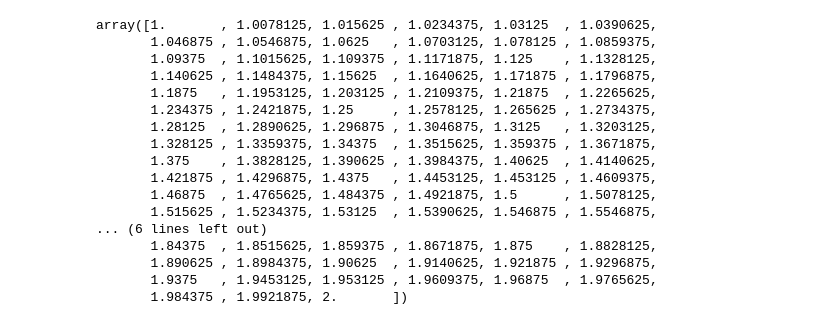
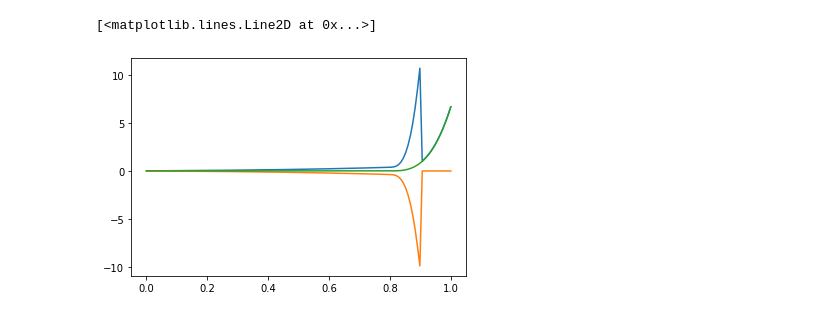
Before and after one commit to fusion-yun/fytok_old, a Jupyter notebook: examples/benchmark.ipynb, the cells around one changed output. Cells and saved outputs as stored; diff of their text form; code cells hidden in the pictures.

```diff
--- a/examples/benchmark.ipynb
+++ b/examples/benchmark.ipynb
@@ -53,4 +126,0 @@ plt.plot(x,Te,label=r"$T_{e}$")
-# %%
-x=np.linspace(0,1,129)
-y=np.zeros(200)
-z=np.ones( 129)
@@ -87,2 +126,0 @@ array([1., 1., 1., 1., 1., 1., 1., 1., 1., 1., 1., 1., 1., 1., 1., 1., 1.,
-# %%
-d=np.ndarray([5,6])
@@ -152,20 +127,11 @@ def foo(x):
-# %%
-foo(x)
-# %% [output]
-array([1.       , 1.0078125, 1.015625 , 1.0234375, 1.03125  , 1.0390625,
-       1.046875 , 1.0546875, 1.0625   , 1.0703125, 1.078125 , 1.0859375,
-       1.09375  , 1.1015625, 1.109375 , 1.1171875, 1.125    , 1.1328125,
-       1.140625 , 1.1484375, 1.15625  , 1.1640625, 1.171875 , 1.1796875,
-       1.1875   , 1.1953125, 1.203125 , 1.2109375, 1.21875  , 1.2265625,
-       1.234375 , 1.2421875, 1.25     , 1.2578125, 1.265625 , 1.2734375,
-       1.28125  , 1.2890625, 1.296875 , 1.3046875, 1.3125   , 1.3203125,
-       1.328125 , 1.3359375, 1.34375  , 1.3515625, 1.359375 , 1.3671875,
-       1.375    , 1.3828125, 1.390625 , 1.3984375, 1.40625  , 1.4140625,
-       1.421875 , 1.4296875, 1.4375   , 1.4453125, 1.453125 , 1.4609375,
-       1.46875  , 1.4765625, 1.484375 , 1.4921875, 1.5      , 1.5078125,
-       1.515625 , 1.5234375, 1.53125  , 1.5390625, 1.546875 , 1.5546875,
-... (6 lines left out)
-       1.84375  , 1.8515625, 1.859375 , 1.8671875, 1.875    , 1.8828125,
-       1.890625 , 1.8984375, 1.90625  , 1.9140625, 1.921875 , 1.9296875,
-       1.9375   , 1.9453125, 1.953125 , 1.9609375, 1.96875  , 1.9765625,
-       1.984375 , 1.9921875, 2.       ])
+# %%
+def int_s_edge(x ):return scipy.integrate.quad(s_edge,rho_src_bdry,x)[0]
+int_S_edge=Profile(np.piecewise(x, [x<rho_src_bdry, x >= rho_src_bdry], [0, lambda r:np.array([ int_s_edge(s) for s in r])]), axis=x)
+# %%
+plt.plot(x , -d*n_e.derivative )
+v=(d*n_e.derivative+int_S_edge)/n_e
+plt.plot(x , v*n_e )
+plt.plot(x ,  int_S_edge)
+# %% [output]
+[<matplotlib.lines.Line2D at 0x...>]
+[figure, added]
```
Also changed, not shown: parts of 24 cells of this notebook, 11 other files.
